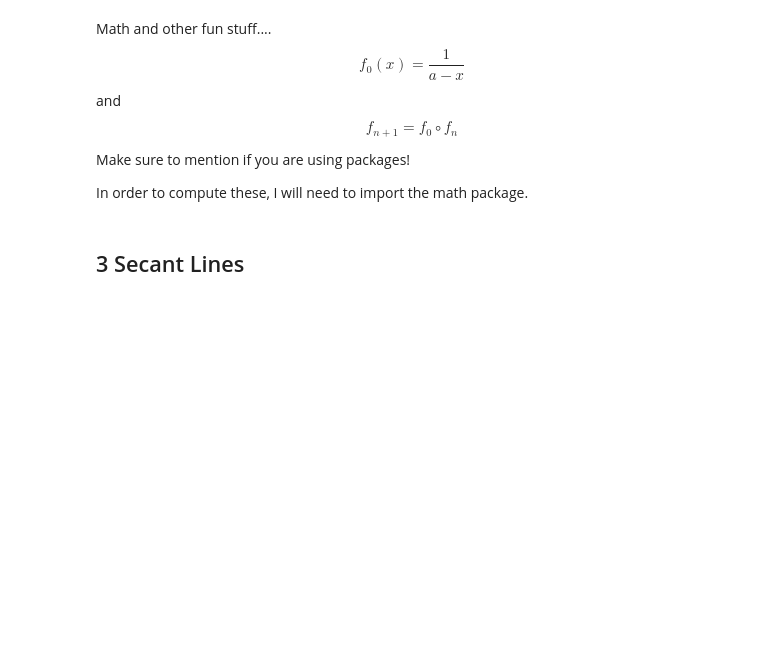
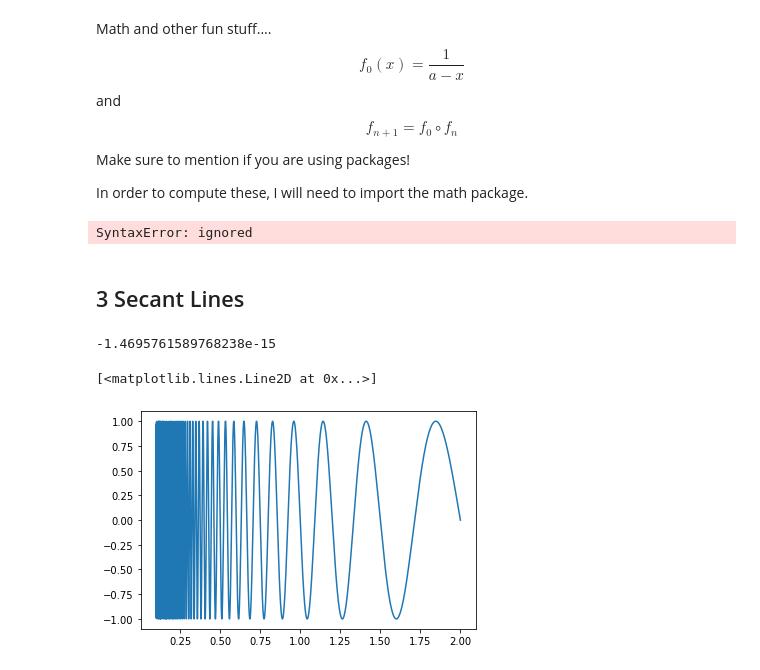
Before and after one commit to sstick23/Project-1, a Jupyter notebook: project1.ipynb, the cells around one changed output. Saved outputs shown, nothing was run; the diff lists cells and outputs as text; code cells hidden in the pictures; blank space fills up the shorter version.

```diff
--- a/project1.ipynb
+++ b/project1.ipynb
@@ -60,0 +65,10 @@ In order to compute these, I will need to import the math package.
+# %%
+
+f_0(x) = \frac{5}{a-x}
+$$
+and
+$$
+f_{n+5} = f_0\circ f_n
+$$
+# %% [output]
+SyntaxError: ignored
@@ -61,2 +79,22 @@ In order to compute these, I will need to import the math package.
 # %% [markdown]
 ## 3 Secant Lines
+# %%
+import math
+import numpy as np
+
+def g(x):
+  return np.sin(2*6*math.pi/x)
+
+g(1) #should be zero...
+# %% [output]
+-1.4695761589768238e-15
+# %%
+import matplotlib.pyplot as plt
+import numpy as np
+
+x = np.linspace(.1,2,10000)
+
+plt.plot(x,g(x))
+# %% [output]
+[<matplotlib.lines.Line2D at 0x...>]
+[figure, added]
```
Also changed, not shown: parts of 6 cells of this notebook.
